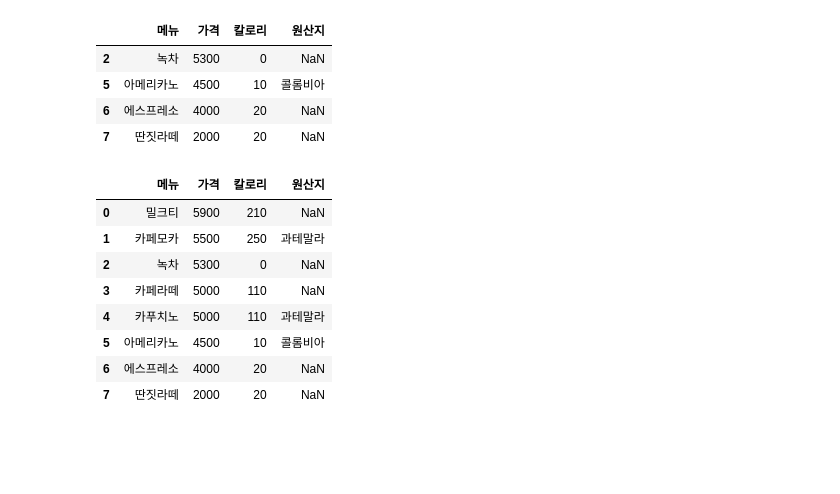
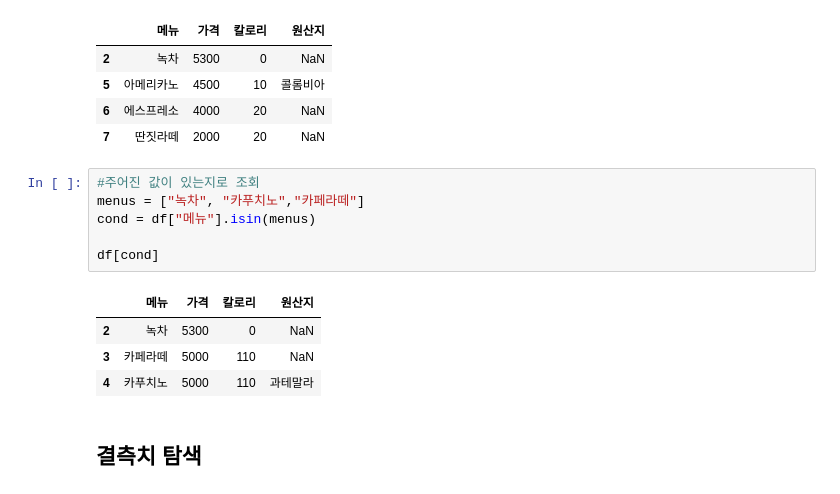
Before and after one commit to CHANGWOOKCHO/-engineer_big_data_analysis, a Jupyter notebook: part1/chapter2.ipynb, the cells around one changed output. Drawn from its saved outputs; the diff is of its cells as text; blank space fills up the shorter version.

```diff
--- a/part1/chapter2.ipynb
+++ b/part1/chapter2.ipynb
@@ -532,13 +519,15 @@ df[~cond]
 | 6 | 에스프레소 | 4000 | 20 | NaN |
 | 7 | 딴짓라떼 | 2000 | 20 | NaN |
 # %%
+#주어진 값이 있는지로 조회
+menus = ["녹차", "카푸치노","카페라떼"]
+cond = df["메뉴"].isin(menus)
+
+df[cond]
 # %% [output]
 |  | 메뉴 | 가격 | 칼로리 | 원산지 |
-| 0 | 밀크티 | 5900 | 210 | NaN |
-| 1 | 카페모카 | 5500 | 250 | 과테말라 |
 | 2 | 녹차 | 5300 | 0 | NaN |
 | 3 | 카페라떼 | 5000 | 110 | NaN |
 | 4 | 카푸치노 | 5000 | 110 | 과테말라 |
-| 5 | 아메리카노 | 4500 | 10 | 콜롬비아 |
-| 6 | 에스프레소 | 4000 | 20 | NaN |
-| 7 | 딴짓라떼 | 2000 | 20 | NaN |
+# %% [markdown]
+## 결측치 탐색
```
Also changed, not shown: parts of 15 cells of this notebook, 3 other files.
